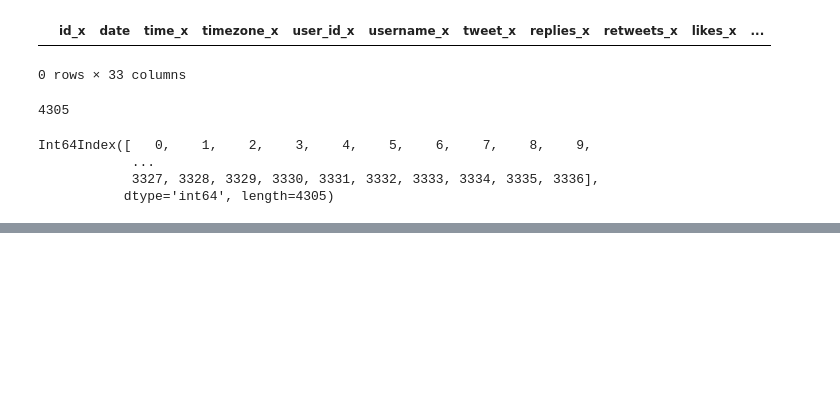
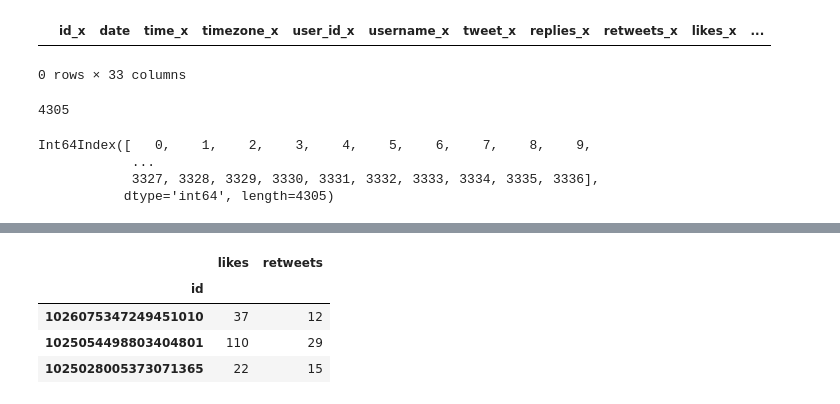
Before and after one commit to gauravsingh1012/Data-Analysis-and-Data-Visualisation, a Jupyter notebook: A_Primer_on_data_analysis_using_Pandas_on_historical_twitter_data.ipynb, the cells around one changed output, grey strips where cells are left out. Saved outputs shown, nothing was run; the diff lists cells and outputs as text; code cells hidden in the pictures; blank space fills up the shorter version.

```diff
--- a/A_Primer_on_data_analysis_using_Pandas_on_historical_twitter_data.ipynb
+++ b/A_Primer_on_data_analysis_using_Pandas_on_historical_twitter_data.ipynb
@@ -418,0 +451,8 @@ plotly.offline.iplot({'data':traces,'layout':layout})
+# %%
+subframe.head()
+# %% [output]
+|  | likes | retweets |
+| id |  |  |
+| 1026075347249451010 | 37 | 12 |
+| 1025054498803404801 | 110 | 29 |
+| 1025028005373071365 | 22 | 15 |
```
Also changed, not shown: parts of 17 cells of this notebook.
